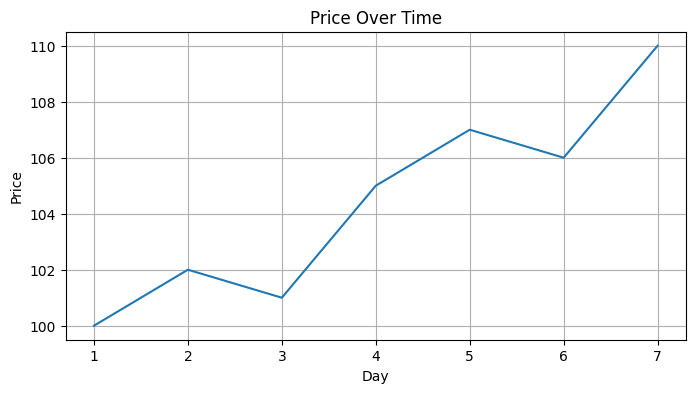
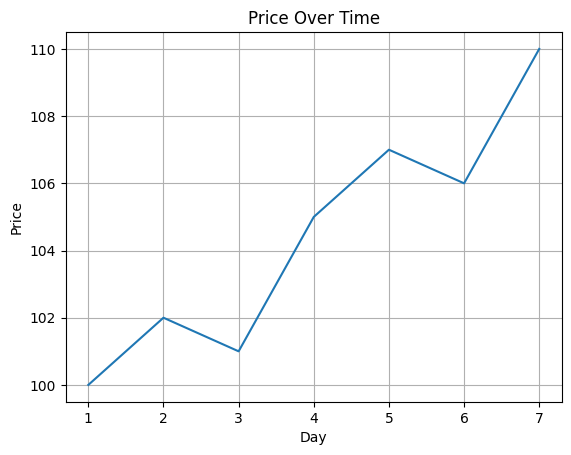
Unified diff of the notebook cell whose output changed from the first chart to the second:
--- before
+++ after
@@ -1,3 +1,2 @@
-plt.figure(figsize=(8,4))
 
 plt.plot(df["Day"], df["Price"])

Commit: Final Notebook